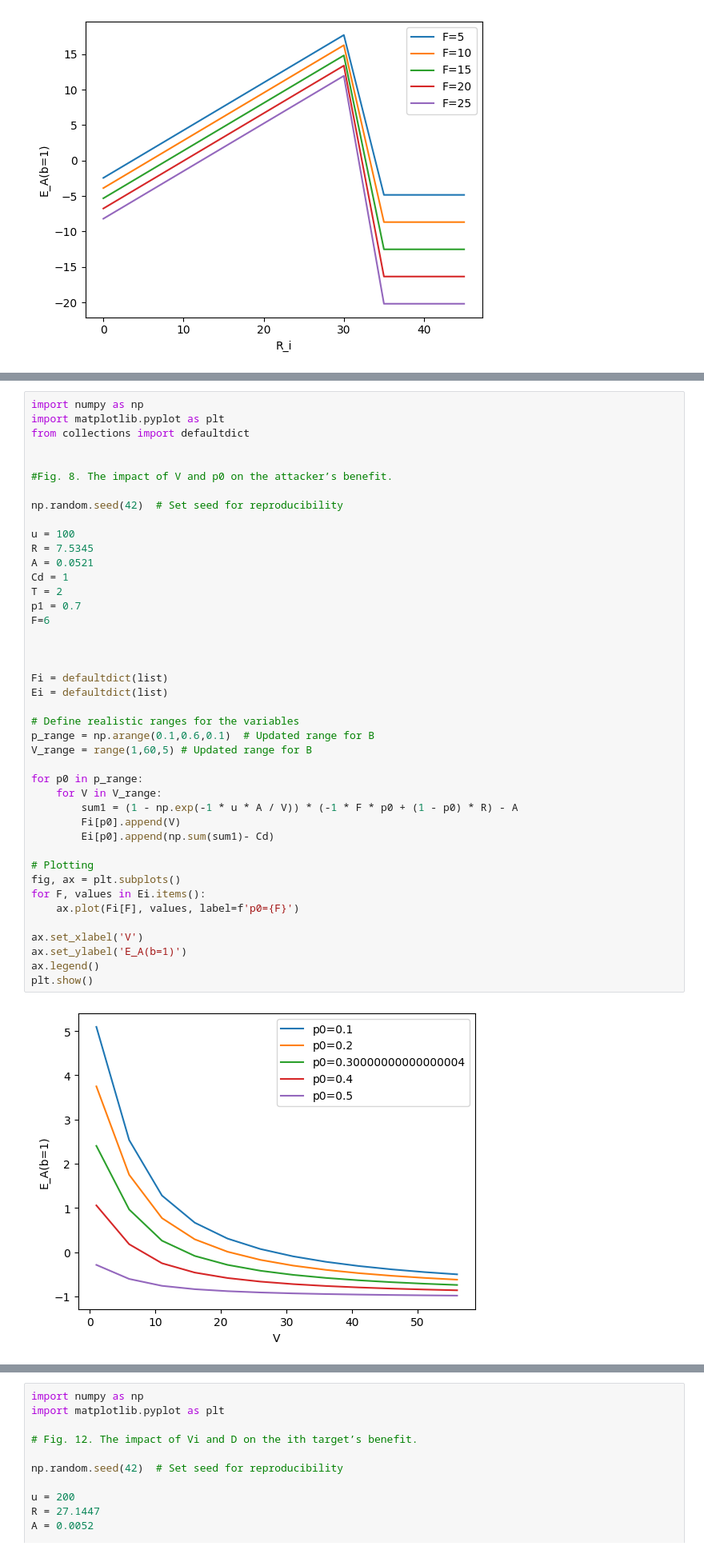
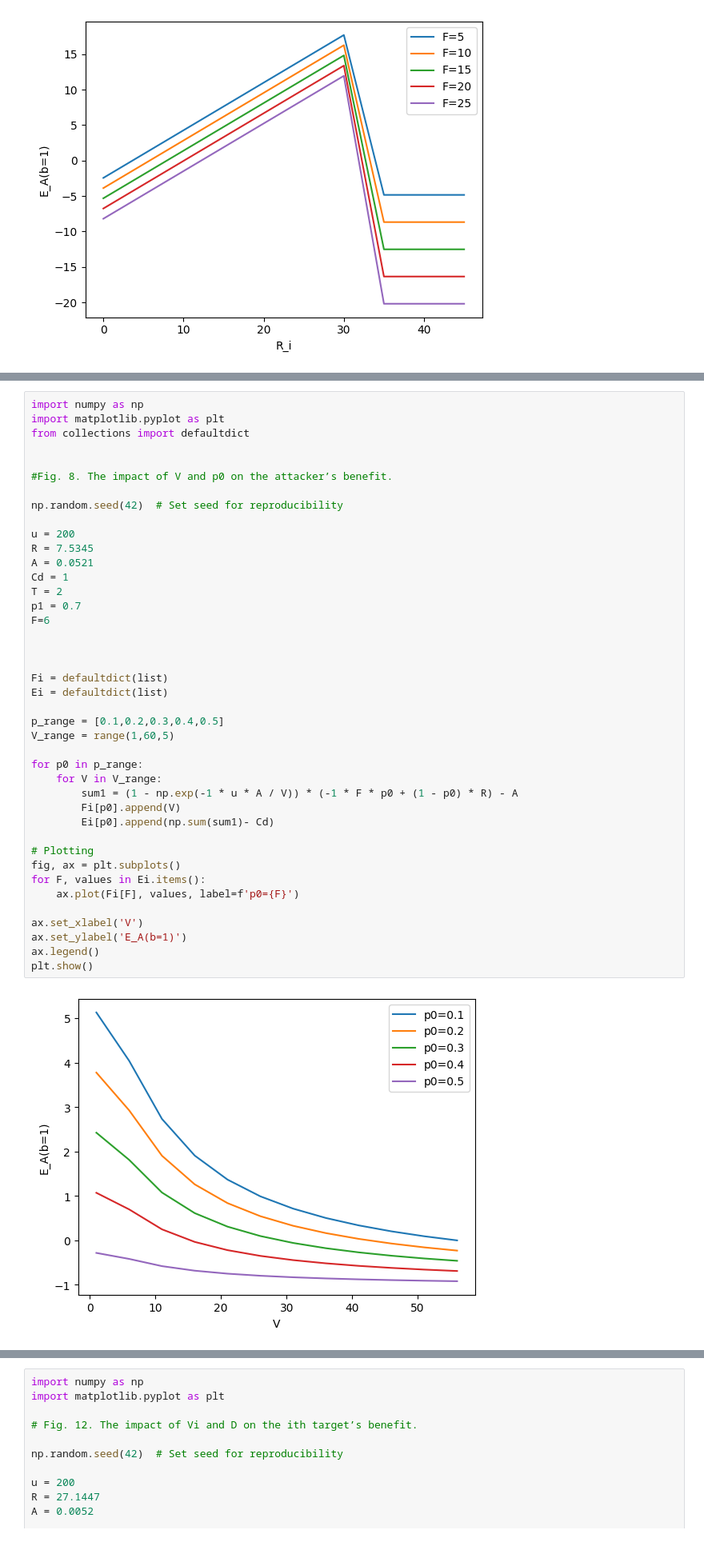
Before and after one commit to PreyeaRegmi/GT, a Jupyter notebook: TSC_Analysis.ipynb, the cells around one changed output, grey strips where cells are left out. Shown at 80% size. Saved outputs shown, nothing was run; the diff lists cells and outputs as text.

```diff
--- a/TSC_Analysis.ipynb
+++ b/TSC_Analysis.ipynb
@@ -152,40 +195,39 @@ from collections import defaultdict
 
 np.random.seed(42)  # Set seed for reproducibility
 
-u = 100
+u = 200
 R = 7.5345
 A = 0.0521
 Cd = 1
 T = 2
 p1 = 0.7
 F=6
 
 
 
 Fi = defaultdict(list)
 Ei = defaultdict(list)
 
-# Define realistic ranges for the variables
-p_range = np.arange(0.1,0.6,0.1)  # Updated range for B
-V_range = range(1,60,5) # Updated range for B
+p_range = [0.1,0.2,0.3,0.4,0.5]
+V_range = range(1,60,5)
 
 for p0 in p_range:
     for V in V_range:
         sum1 = (1 - np.exp(-1 * u * A / V)) * (-1 * F * p0 + (1 - p0) * R) - A
         Fi[p0].append(V)
         Ei[p0].append(np.sum(sum1)- Cd)
 
 # Plotting
 fig, ax = plt.subplots()
 for F, values in Ei.items():
     ax.plot(Fi[F], values, label=f'p0={F}')
 
 ax.set_xlabel('V')
 ax.set_ylabel('E_A(b=1)')
 ax.legend()
 plt.show()
 # %% [output]
-[figure, old version]
+[figure, new version]
 # %%
 import numpy as np
 import matplotlib.pyplot as plt
```
Also changed, not shown: parts of 3 cells of this notebook.
